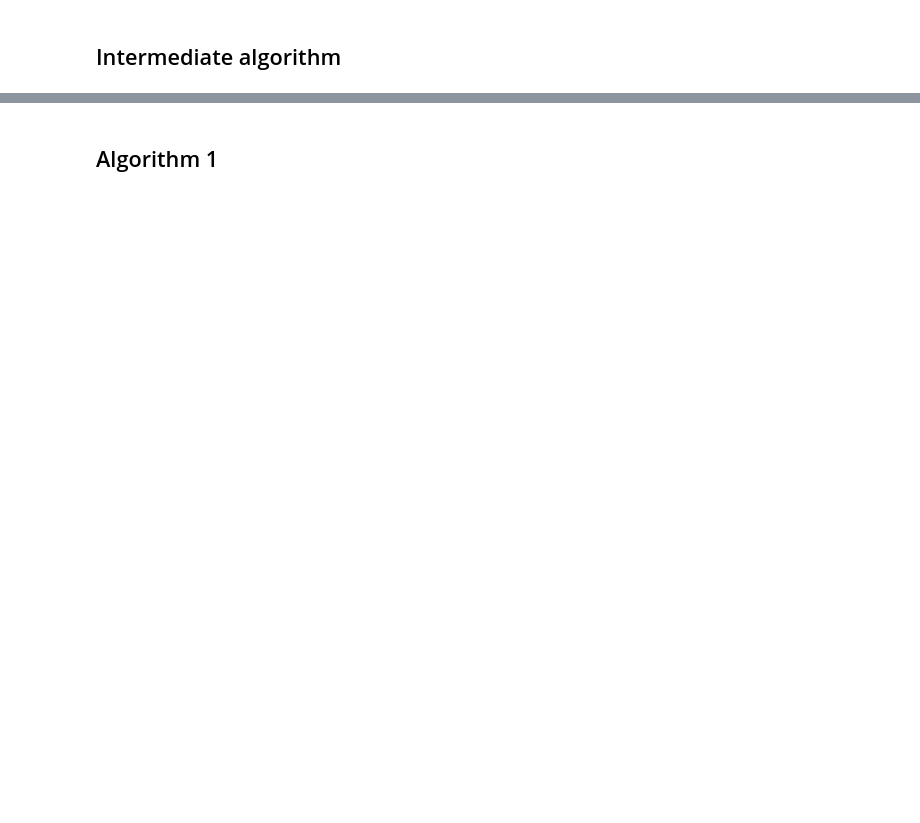
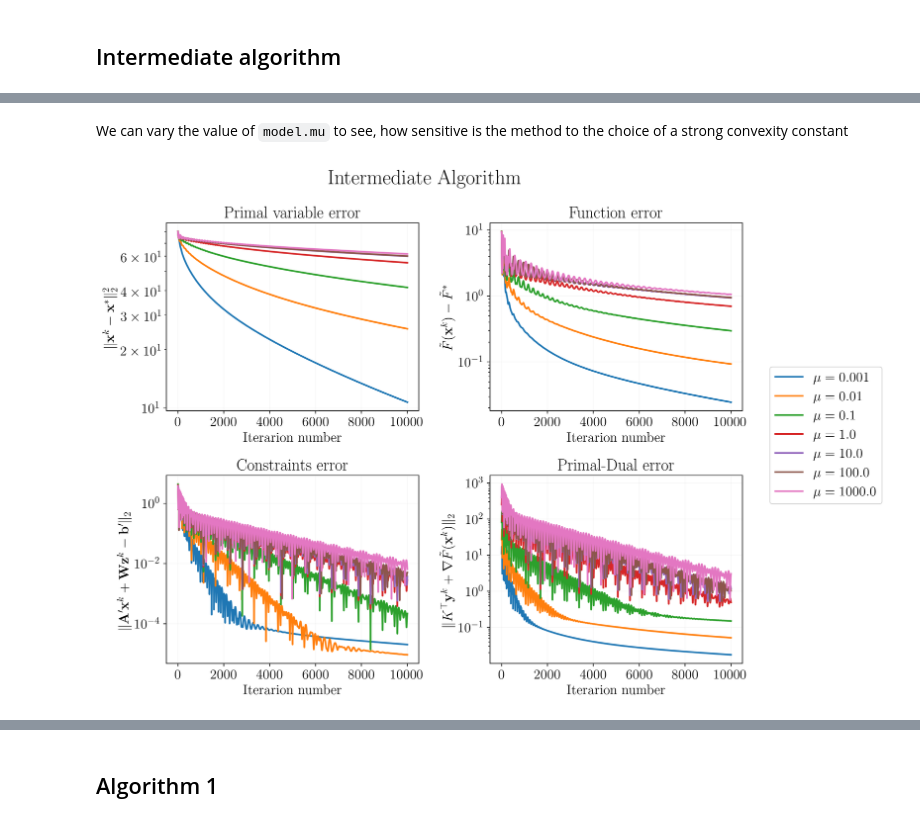
Before and after one commit to kisnikser/Decentralized-Optimization, a Jupyter notebook: coupled/test.ipynb, the cells around one changed output, grey strips where cells are left out. Cells and saved outputs as stored; diff of their text form; code cells hidden in the pictures; blank space fills up the shorter version.

Commit message:
Algorithms for comparison

```diff
--- a/coupled/test.ipynb
+++ b/coupled/test.ipynb
@@ -173,0 +62,43 @@ plot_logs_pd(x_err, F_err, cons_err, primal_dual_err, "Intermediate Algorithm")
+# %% [markdown]
+We can vary the value of `model.mu` to see, how sensitive is the method to the choice of a strong convexity constant
+# %%
+fig, ax = plt.subplots(2, 2, figsize=(11, 9))
+
+for mu in np.logspace(-3, int(np.log10(model.L)), 7):
+    model._mu = mu
+    #model._nu = mu
+    model._kappa = model._L / model._mu
+    x_f, x_err, F_err, cons_err, primal_dual_err = intermediate(num_steps=10**4, model=model)
+    # plot logs
+    ax[0][0].plot(x_err, label=f"$\mu = {mu}$")
+    ax[0][1].plot(F_err)
+    ax[1][0].plot(cons_err)
+    ax[1][1].plot(primal_dual_err)
+
+ax[0][0].set_yscale('log')
+ax[0][0].set_xlabel("Iterarion number")
+ax[0][0].set_ylabel(r"$\| \mathbf{x}^k - \mathbf{x}^* \|_2^2$")
+ax[0][0].set_title("Primal variable error")
+
+ax[0][1].set_yscale('log')
+ax[0][1].set_xlabel("Iterarion number")
+ax[0][1].set_ylabel(r"$\tilde{F}(\mathbf{x}^k) - \tilde{F}^*$")
+ax[0][1].set_title("Function error")
+
+ax[1][0].set_yscale('log')
+ax[1][0].set_xlabel("Iterarion number")
+ax[1][0].set_ylabel(r"$\| \mathbf{A}' \mathbf{x}^k + \mathbf{W} \mathbf{z}^k - \mathbf{b}' \|_2$")
+ax[1][0].set_title("Constraints error")
+
+ax[1][1].set_yscale('log')
+ax[1][1].set_xlabel("Iterarion number")
+ax[1][1].set_ylabel(r"$\| K^\top \mathbf{y}^k + \nabla \tilde{F}(\mathbf{x}^k) \|_2$")
+ax[1][1].set_title("Primal-Dual error")
+
+fig.legend(bbox_to_anchor=(1, 0.5), loc="center left")
+
+plt.suptitle("Intermediate Algorithm", fontsize=24)
+plt.tight_layout()
+plt.show()
+# %% [output]
+[figure, added]
```
Also changed, not shown: parts of 33 cells of this notebook, 3 other files.
